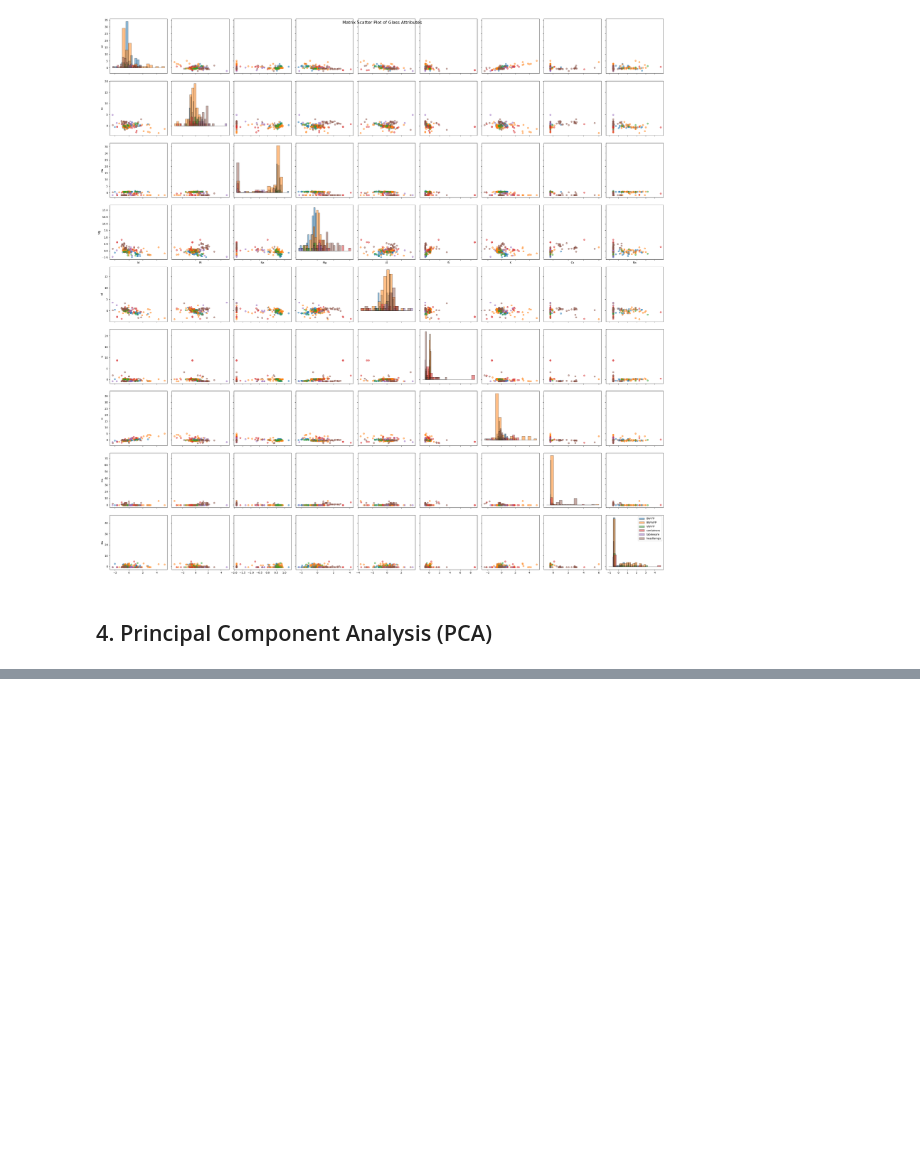
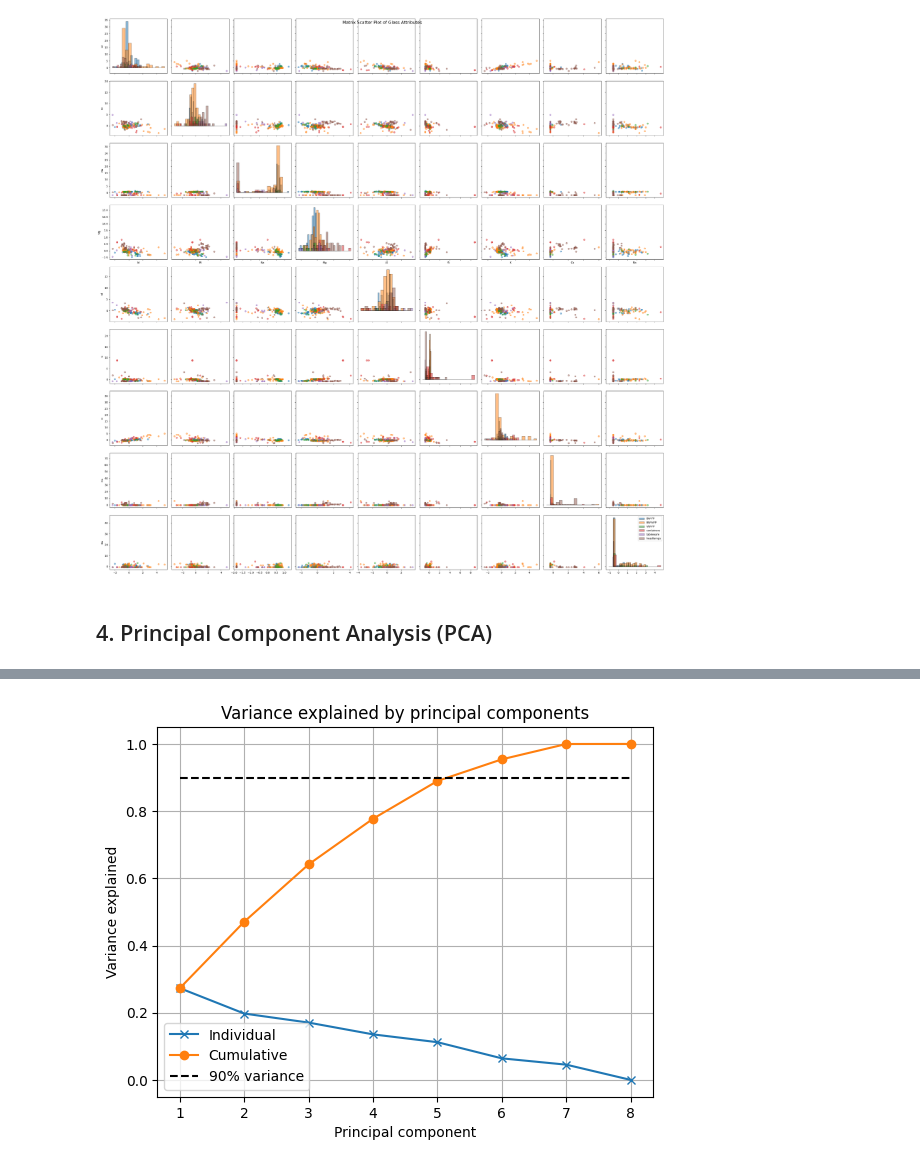
Before and after one commit to schependom/DTU_machine-learning-projects, a Jupyter notebook: Project 1/src/main.ipynb, the cells around one changed output, grey strips where cells are left out. Saved outputs shown, nothing was run; the diff lists cells and outputs as text; code cells hidden in the pictures; blank space fills up the shorter version.

```diff
--- a/Project 1/src/main.ipynb
+++ b/Project 1/src/main.ipynb
@@ -31,13 +37,22 @@ df['Type'] = df['Type'].cat.rename_categories({ 1: 'BW-FP',
                                                 7: 'headlamps'})
 
 # Numerical variables
-X_df = df.drop(columns=['Id', 'Type'])              # dataframe
-X = X_df.to_numpy()                                 # numpy array
-Xs = (X - X.mean(axis=0)) / X.std(axis=0, ddof=1)   # Standardization with unbiased estimator (N-1 in denominator)
+X = df.drop(columns=['Id', 'Type'])     # dataframe
+Xe = X.drop(columns=['RI'])             # only chemical elements
+
+X_np = X.to_numpy()                     # numpy array
+
+# Standardize data
+Xc = (X - X.mean(axis=0))               # Centering
+Xs = Xc / Xc.std(axis=0, ddof=1)        # Standardization with unbiased estimator (N-1 in denominator)
+Xec = (Xe - Xe.mean(axis=0))            # Centering
+Xes = Xec / Xec.std(axis=0, ddof=1)     # Standardization with unbiased estimator (N-1 in denominator)
 
 # Categorical variable
-y_df = df['Type']     # dataframe
-y = y_df.to_numpy()   # numpy array
+y = df['Type']          # dataframe
+y_np = y.to_numpy()     # numpy array
+label_encoder = LabelEncoder()
+y_num = label_encoder.fit_transform(y)
 
 print(df.head())
 # %% [output]
@@ -315,0 +372,34 @@ plt.show()
+# %%
+# Create PCA object
+pca = PCA()
+
+## Fit PCA to the (centered) data
+## This centering is done automatically by sklearn PCA!
+# pca.fit(X)
+
+# Fit PCA to the standardized data
+pca.fit(Xes)
+
+# Get principal components
+Vt = pca.components_    # each row is a principal component
+V = Vt.T                # each column is a principal component
+
+# Explained variances per component
+rho = pca.explained_variance_ratio_
+
+# 90% threshold for variance explained
+threshold = 0.9
+
+# Plot variance explained
+plt.figure()
+plt.plot(range(1, len(rho) + 1), rho, "x-")
+plt.plot(range(1, len(rho) + 1), np.cumsum(rho), "o-")
+plt.plot([1, len(rho)], [threshold, threshold], "k--")
+plt.title("Variance explained by principal components")
+plt.xlabel("Principal component")
+plt.ylabel("Variance explained")
+plt.legend(["Individual", "Cumulative", f"{threshold*100:.0f}% variance"])
+plt.grid()
+plt.show()
+# %% [output]
+[figure, added]
```
Also changed, not shown: parts of 18 cells of this notebook, 7 other files.
